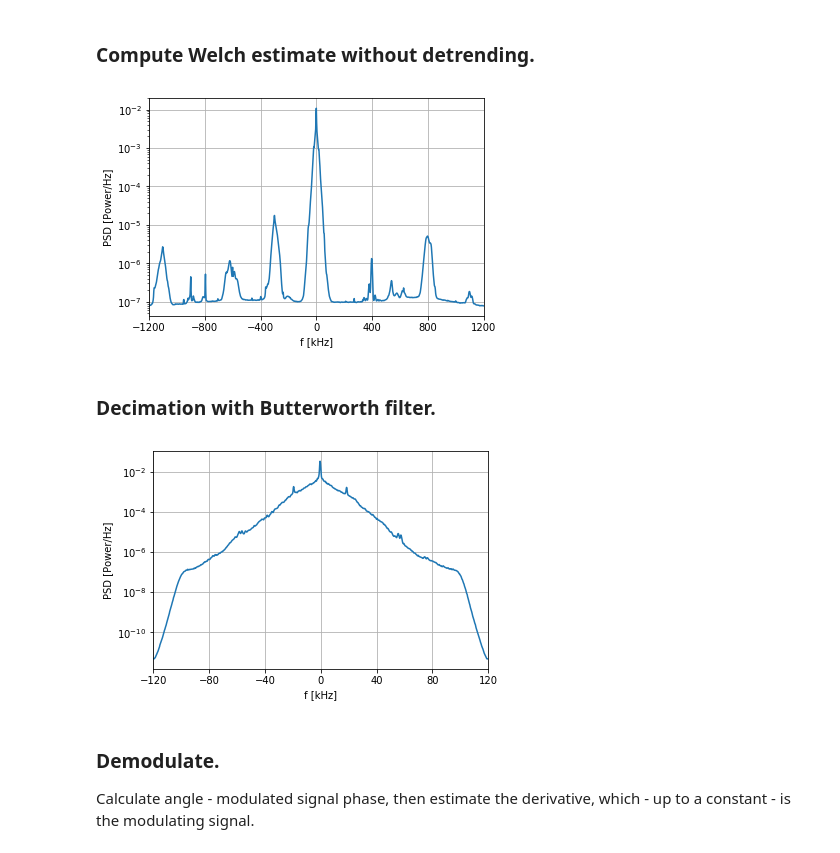
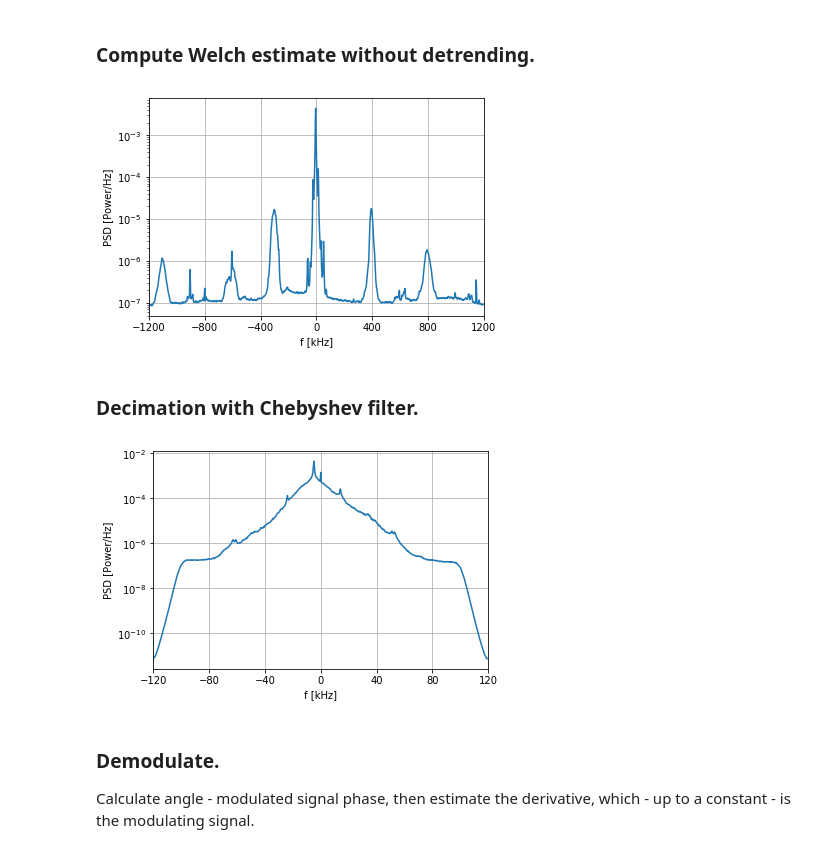
Before and after one commit to enthyp/rds-fm, a Jupyter notebook: nb/iq_samples.ipynb, the cells around one changed output. Drawn from its saved outputs; the diff is of its cells as text; code cells hidden in the pictures.

```diff
--- a/nb/iq_samples.ipynb
+++ b/nb/iq_samples.ipynb
@@ -7,5 +13,5 @@ from scipy.io import wavfile
 # %%
-with open('../sdr/audio/iq', 'rb') as input_file:
+with open('../sdr/audio/bob', 'rb') as input_file:
     data = np.fromfile(input_file, dtype=np.int16)
 data = np.reshape(data, (-1, 2))
 iq_samples = data[:, 0] + 1j * data[:, 1]
@@ -26,3 +18,5 @@ welch(fir_samples, sample_rate_fm)
+# %%
+iq_samples_sub = iq_samples[:1000000]
 # %% [markdown]
 ### Compute Welch estimate without detrending.
 # %%
@@ -39,10 +33,10 @@ def welch(samples, sample_rate):
     plt.xlim(-sample_rate/2e3, sample_rate/2e3)
 # %%
 sample_rate = 2400000
-welch(iq_samples, sample_rate)
+welch(iq_samples_sub, sample_rate)
 # %% [output]
-[figure, old version]
+[figure, new version]
 # %% [markdown]
-### Decimation with Butterworth filter.
+### Decimation with Chebyshev filter.
 # %%
 sample_rate_fm = 240000  # decimate by 10
@@ -50,7 +44,7 @@ iq_decim = signal.decimate(iq_samples, sample_rate // sample_rate_fm)
 # %%
-welch(iq_decim, sample_rate_fm)
+welch(ch_decim, sample_rate_fm)
 # %% [output]
-[figure, old version]
+[figure, new version]
 # %% [markdown]
 ### Demodulate.
 Calculate angle - modulated signal phase, then estimate the derivative, which - up to a constant - is the modulating signal.
```
Also changed, not shown: parts of 19 cells of this notebook, 11 other files.
